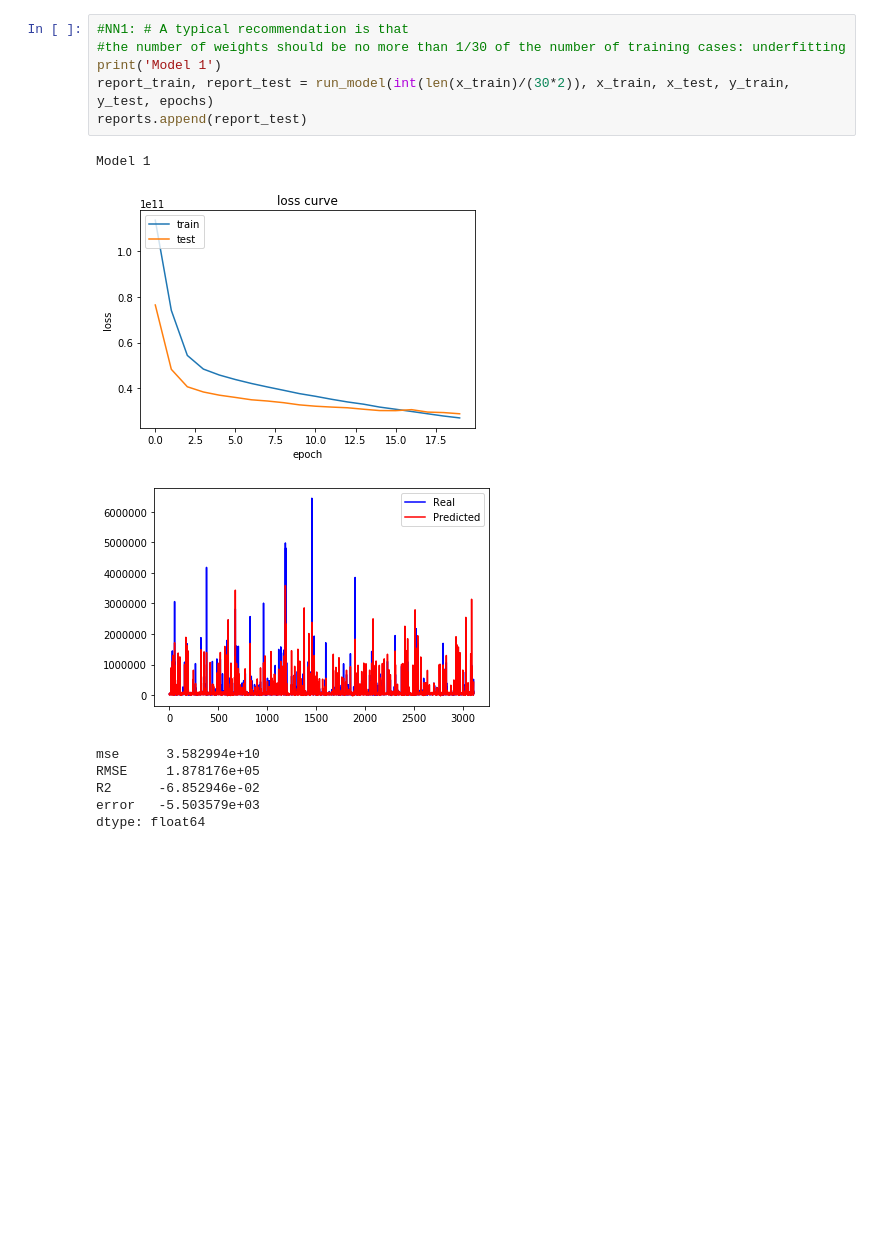
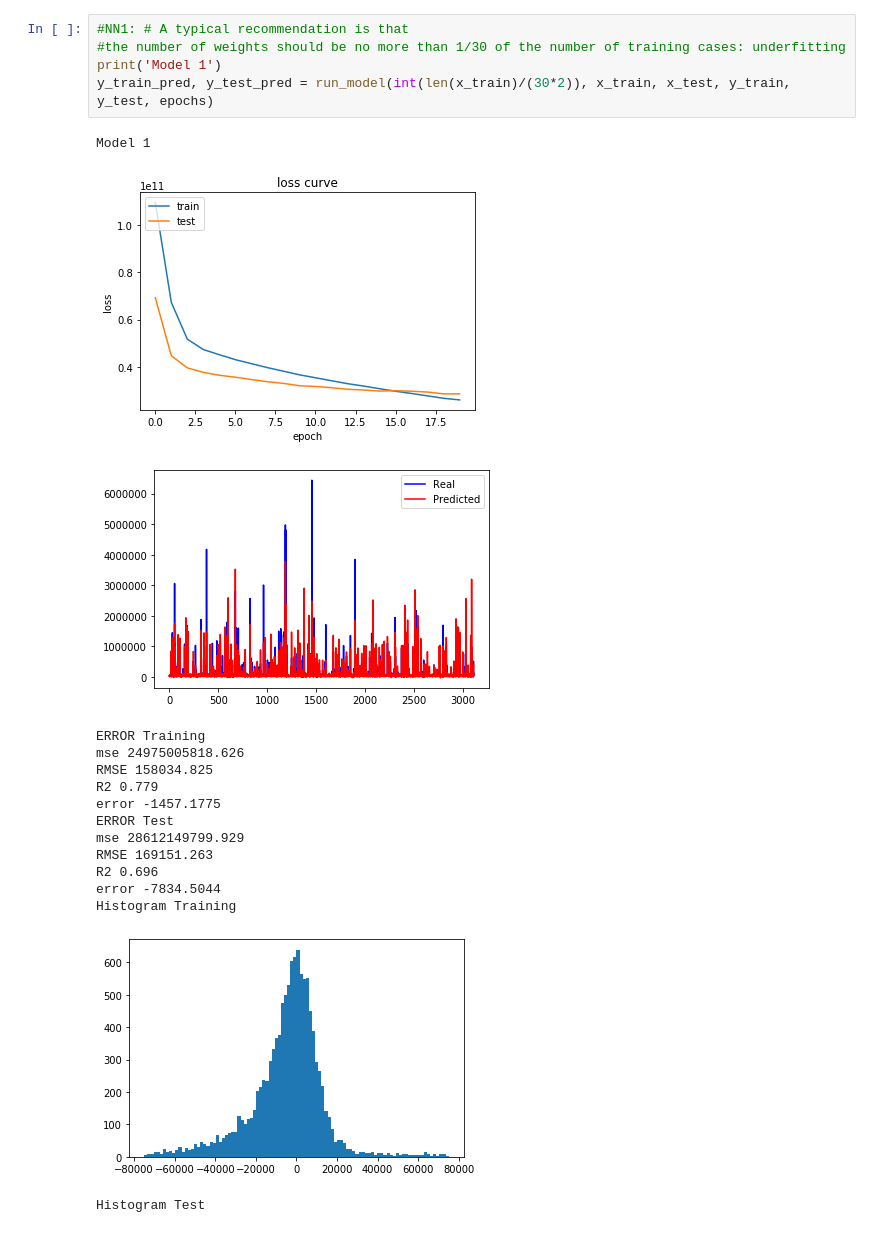
Before and after one commit to jaicapps/DataScienceCapstone, a Jupyter notebook: nn/test_nn_2.ipynb, the cells around one changed output. Cells and saved outputs as stored; diff of their text form; blank space fills up the shorter version.

```diff
--- a/nn/test_nn_2.ipynb
+++ b/nn/test_nn_2.ipynb
@@ -124,15 +121,22 @@ dtype: float64
 # %%
 #NN1: # A typical recommendation is that
 #the number of weights should be no more than 1/30 of the number of training cases: underfitting
 print('Model 1')
-report_train, report_test = run_model(int(len(x_train)/(30*2)), x_train, x_test, y_train, y_test, epochs)
-reports.append(report_test)
+y_train_pred, y_test_pred = run_model(int(len(x_train)/(30*2)), x_train, x_test, y_train, y_test, epochs)
 # %% [output]
 Model 1
-[figure, old version]
+[figure, new version]
-[figure, old version]
+[figure, new version]
-mse      3.582994e+10
-RMSE     1.878176e+05
-R2      -6.852946e-02
-error   -5.503579e+03
-dtype: float64
+ERROR Training
+mse 24975005818.626
+RMSE 158034.825
+R2 0.779
+error -1457.1775
+ERROR Test
+mse 28612149799.929
+RMSE 169151.263
+R2 0.696
+error -7834.5044
+Histogram Training
+[figure, added]
+Histogram Test
```
Also changed, not shown: parts of 11 cells of this notebook.
